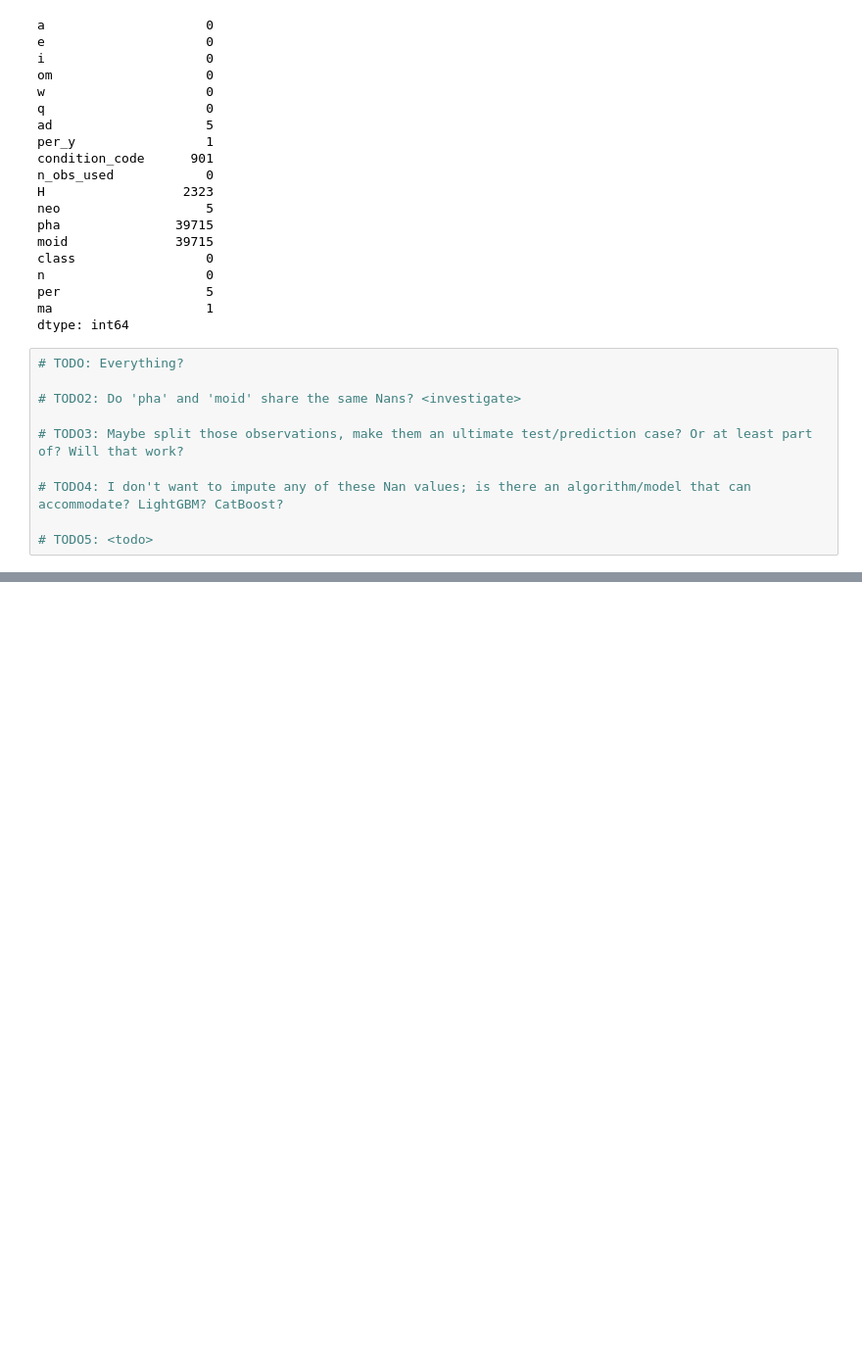
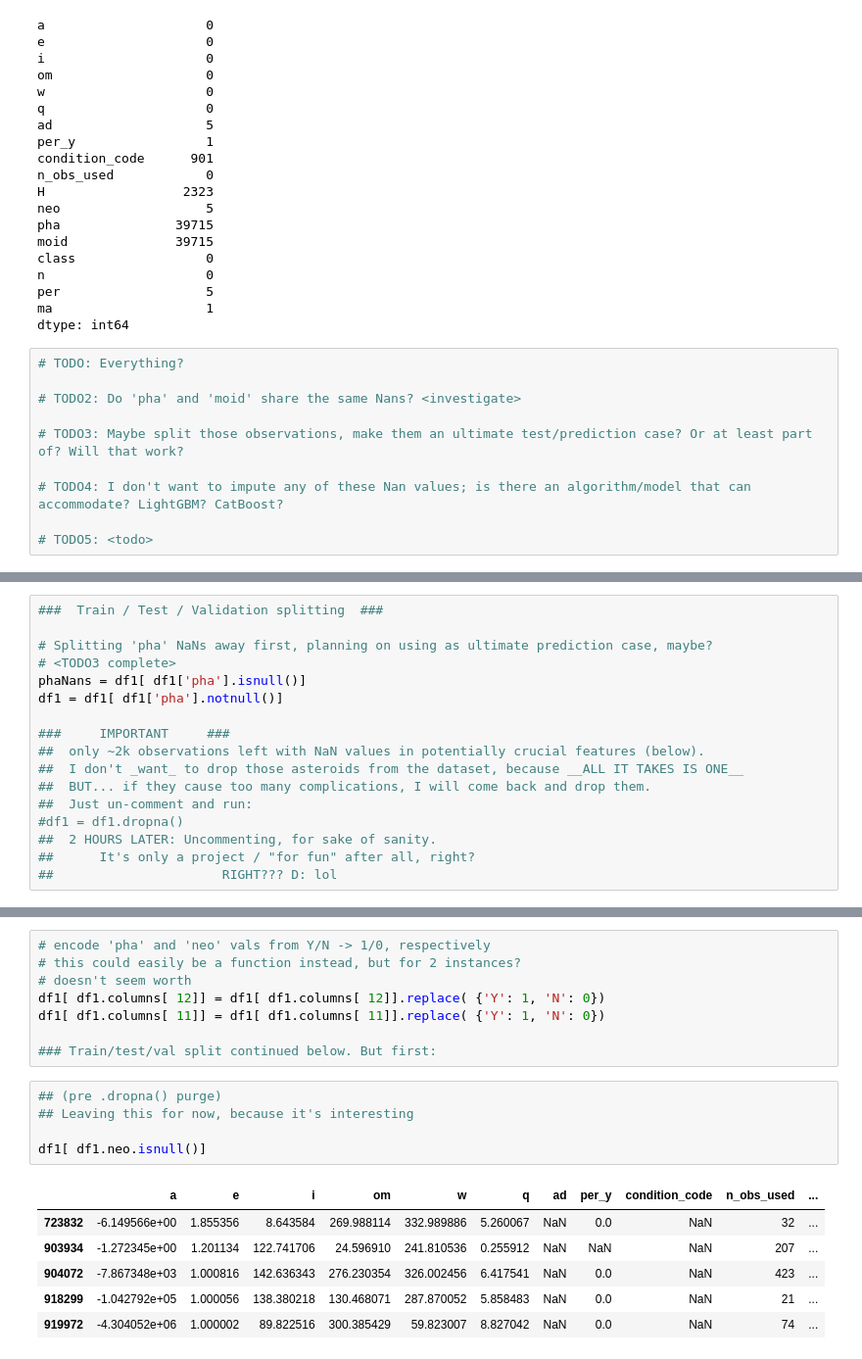
Before and after one commit to rselent/lambda-buildweek2-asteroids, a Jupyter notebook: build2_Asteroids_predicting_PHAs.ipynb, the cells around one changed output, grey strips where cells are left out. Shown at 98% size. Cells and saved outputs as stored; diff of their text form; blank space fills up the shorter version.

Commit message:
Tuesday push 1 - data wrangled, subsets split, initial regression model wip

```diff
--- a/build2_Asteroids_predicting_PHAs.ipynb
+++ b/build2_Asteroids_predicting_PHAs.ipynb
@@ -135,0 +163,17 @@ dtype: int64
+# %%
+###  Train / Test / Validation splitting  ###
+
+# Splitting 'pha' NaNs away first, planning on using as ultimate prediction case, maybe?
+# <TODO3 complete>
+phaNans = df1[ df1['pha'].isnull()]
+df1 = df1[ df1['pha'].notnull()]
+
+###     IMPORTANT     ###
+##  only ~2k observations left with NaN values in potentially crucial features (below).
+##  I don't _want_ to drop those asteroids from the dataset, because __ALL IT TAKES IS ONE__
+##  BUT... if they cause too many complications, I will come back and drop them.
+##  Just un-comment and run:
+#df1 = df1.dropna()
+##  2 HOURS LATER: Uncommenting, for sake of sanity.
+##      It's only a project / "for fun" after all, right?
+##                      RIGHT??? D: lol
@@ -135,0 +230,20 @@ dtype: int64
+# %%
+# encode 'pha' and 'neo' vals from Y/N -> 1/0, respectively
+# this could easily be a function instead, but for 2 instances?
+# doesn't seem worth
+df1[ df1.columns[ 12]] = df1[ df1.columns[ 12]].replace( {'Y': 1, 'N': 0})
+df1[ df1.columns[ 11]] = df1[ df1.columns[ 11]].replace( {'Y': 1, 'N': 0})
+
+### Train/test/val split continued below. But first:
+# %%
+## (pre .dropna() purge)
+## Leaving this for now, because it's interesting
+
+df1[ df1.neo.isnull()]
+# %% [output]
+|  | a | e | i | om | w | q | ad | per_y | condition_code | n_obs_used | ... |
+| 723832 | -6.149566e+00 | 1.855356 | 8.643584 | 269.988114 | 332.989886 | 5.260067 | NaN | 0.0 | NaN | 32 | ... |
+| 903934 | -1.272345e+00 | 1.201134 | 122.741706 | 24.596910 | 241.810536 | 0.255912 | NaN | NaN | NaN | 207 | ... |
+| 904072 | -7.867348e+03 | 1.000816 | 142.636343 | 276.230354 | 326.002456 | 6.417541 | NaN | 0.0 | NaN | 423 | ... |
+| 918299 | -1.042792e+05 | 1.000056 | 138.380218 | 130.468071 | 287.870052 | 5.858483 | NaN | 0.0 | NaN | 21 | ... |
+| 919972 | -4.304052e+06 | 1.000002 | 89.822516 | 300.385429 | 59.823007 | 8.827042 | NaN | 0.0 | NaN | 74 | ... |
```
Also changed, not shown: parts of 18 cells of this notebook.
